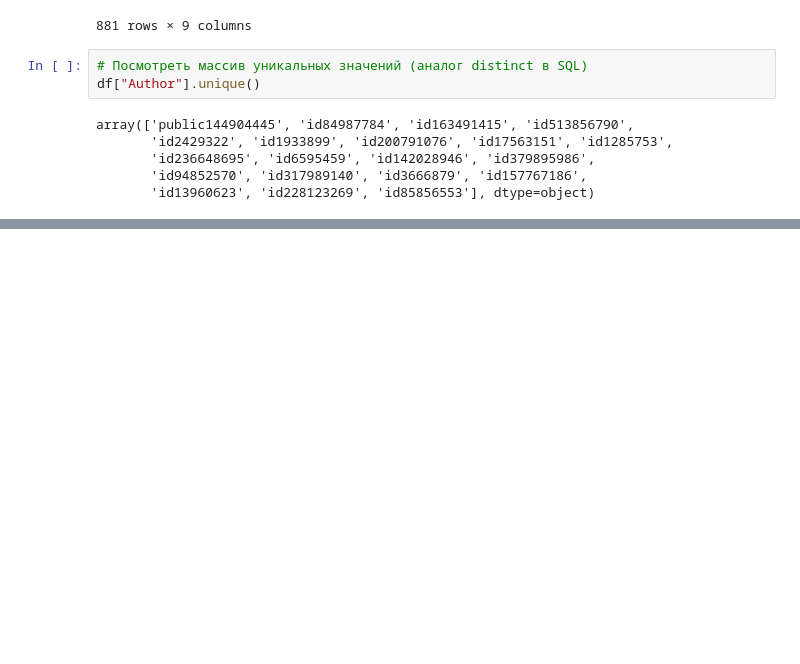
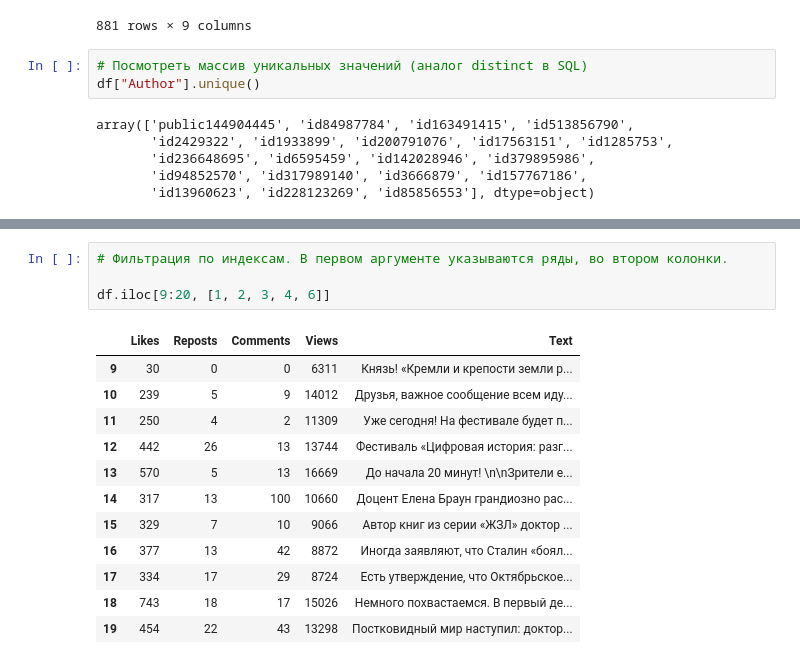
Before and after one commit to ArtemLeshchev/Python-Analysis-Digital-History, a Jupyter notebook: DH_Pandas_training.ipynb, the cells around one changed output, grey strips where cells are left out. Saved outputs shown, nothing was run; the diff lists cells and outputs as text; blank space fills up the shorter version.

```diff
--- a/DH_Pandas_training.ipynb
+++ b/DH_Pandas_training.ipynb
@@ -212,0 +227,17 @@ df.isna() # Датасет не содержит Null-значений
+# %%
+# Фильтрация по индексам. В первом аргументе указываются ряды, во втором колонки.
+
+df.iloc[9:20, [1, 2, 3, 4, 6]]
+# %% [output]
+|  | Likes | Reposts | Comments | Views | Text |
+| 9 | 30 | 0 | 0 | 6311 | Князь! «Кремли и крепости земли р... |
+| 10 | 239 | 5 | 9 | 14012 | Друзья, важное сообщение всем иду... |
+| 11 | 250 | 4 | 2 | 11309 | Уже сегодня! На фестивале будет п... |
+| 12 | 442 | 26 | 13 | 13744 | Фестиваль «Цифровая история: разг... |
+| 13 | 570 | 5 | 13 | 16669 | До начала 20 минут! \n\nЗрители е... |
+| 14 | 317 | 13 | 100 | 10660 | Доцент Елена Браун грандиозно рас... |
+| 15 | 329 | 7 | 10 | 9066 | Автор книг из серии «ЖЗЛ» доктор ... |
+| 16 | 377 | 13 | 42 | 8872 | Иногда заявляют, что Сталин «боял... |
+| 17 | 334 | 17 | 29 | 8724 | Есть утверждение, что Октябрьское... |
+| 18 | 743 | 18 | 17 | 15026 | Немного похвастаемся. В первый де... |
+| 19 | 454 | 22 | 43 | 13298 | Постковидный мир наступил: доктор... |
```
Also changed, not shown: parts of 3 cells of this notebook.
